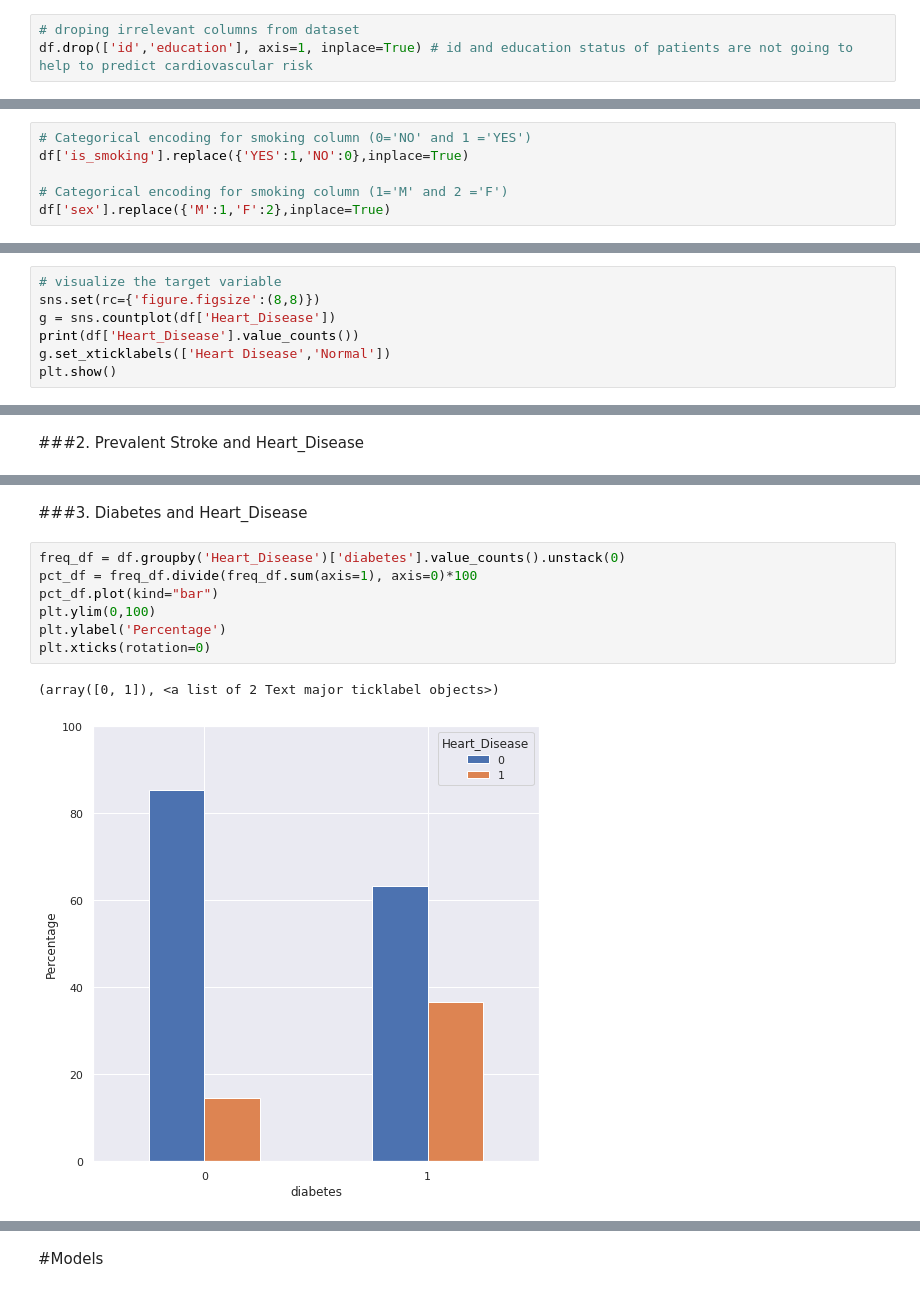
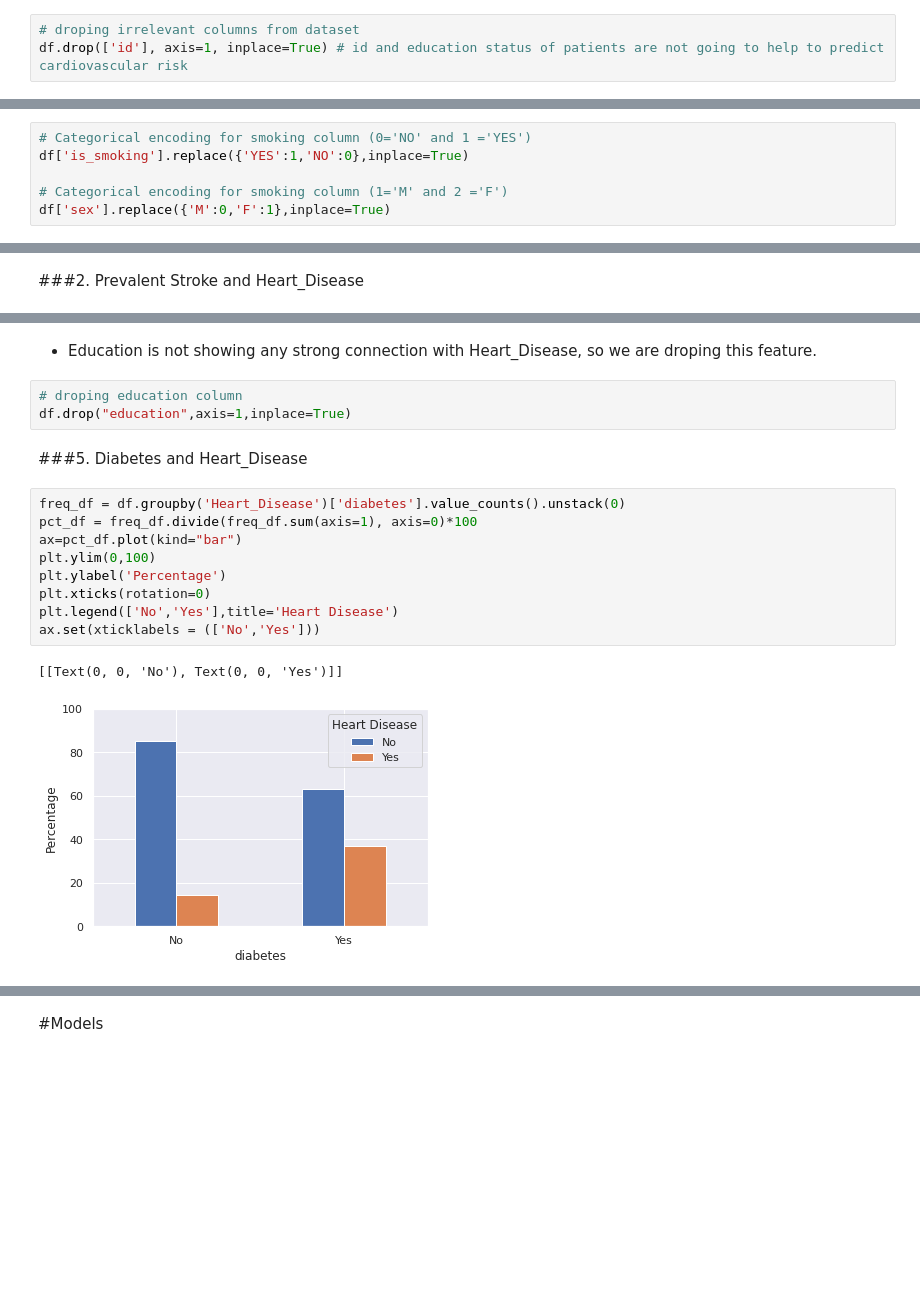
Before and after one commit to niteshavagabond/Cardiovascular-Risk-Prediction, a Jupyter notebook: Cardiovascular_Risk_Prediction.ipynb, the cells around one changed output, grey strips where cells are left out. Drawn from its saved outputs; the diff is of its cells as text; blank space fills up the shorter version.

```diff
--- a/Cardiovascular_Risk_Prediction.ipynb
+++ b/Cardiovascular_Risk_Prediction.ipynb
@@ -117,4 +123,4 @@ memory usage: 450.4+ KB
 ## 1. Droping irrelevant features
 # %%
 # droping irrelevant columns from dataset
-df.drop(['id','education'], axis=1, inplace=True) # id and education status of patients are not going to help to predict cardiovascular risk
+df.drop(['id'], axis=1, inplace=True) # id and education status of patients are not going to help to predict cardiovascular risk
@@ -296,7 +307,7 @@ df.head()
 df['is_smoking'].replace({'YES':1,'NO':0},inplace=True)
 
 # Categorical encoding for smoking column (1='M' and 2 ='F')
-df['sex'].replace({'M':1,'F':2},inplace=True)
+df['sex'].replace({'M':0,'F':1},inplace=True)
 # %% [markdown]
 ## 7. Renaming Target Variable
 # %%
@@ -350,10 +335,3 @@ calc_vif(df[[i for i in df.describe().columns if i not in ['Heart_Disease']]])
 ##Univariate analysis
 # %% [markdown]
 ### 1. Heart disease (target variable) distribution
-# %%
-# visualize the target variable
-sns.set(rc={'figure.figsize':(8,8)})
-g = sns.countplot(df['Heart_Disease'])
-print(df['Heart_Disease'].value_counts())
-g.set_xticklabels(['Heart Disease','Normal'])
-plt.show()
@@ -575,12 +569,19 @@ plt.xticks(rotation=0)
+# %% [markdown]
+* Education is not showing any strong connection with Heart_Disease, so we are droping this feature.
+# %%
+# droping education column
+df.drop("education",axis=1,inplace=True)
 # %% [markdown]
-###3. Diabetes and Heart_Disease
+###5. Diabetes and Heart_Disease
 # %%
 freq_df = df.groupby('Heart_Disease')['diabetes'].value_counts().unstack(0)
 pct_df = freq_df.divide(freq_df.sum(axis=1), axis=0)*100
-pct_df.plot(kind="bar")
+ax=pct_df.plot(kind="bar")
 plt.ylim(0,100)
 plt.ylabel('Percentage')
 plt.xticks(rotation=0)
+plt.legend(['No','Yes'],title='Heart Disease')
+ax.set(xticklabels = (['No','Yes']))
 # %% [output]
-(array([0, 1]), <a list of 2 Text major ticklabel objects>)
+[[Text(0, 0, 'No'), Text(0, 0, 'Yes')]]
-[figure, old version]
+[figure, new version]
```
Also changed, not shown: parts of 153 cells of this notebook.
